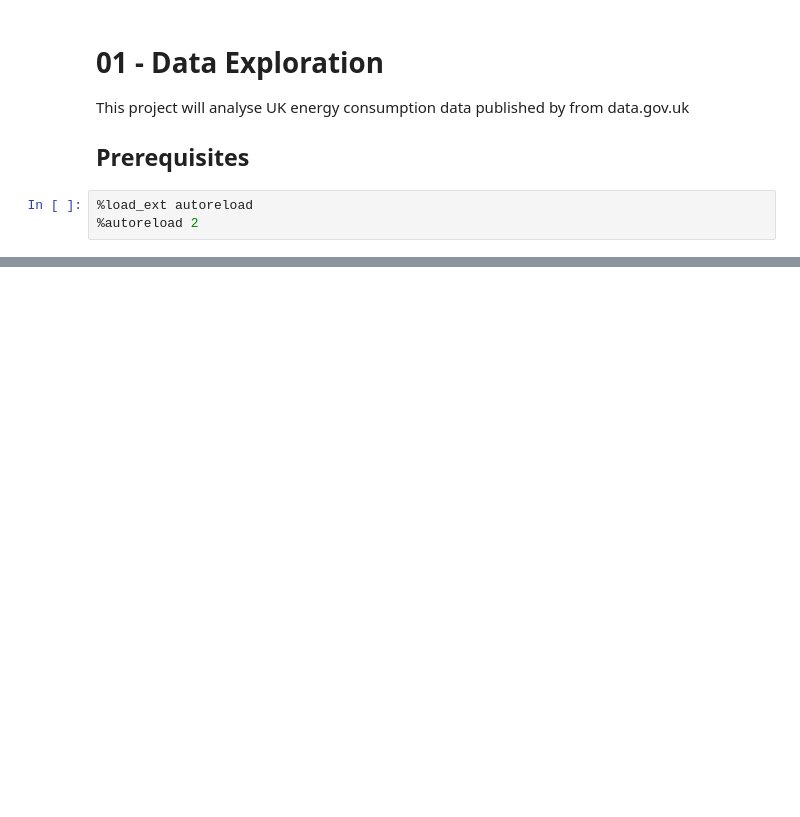
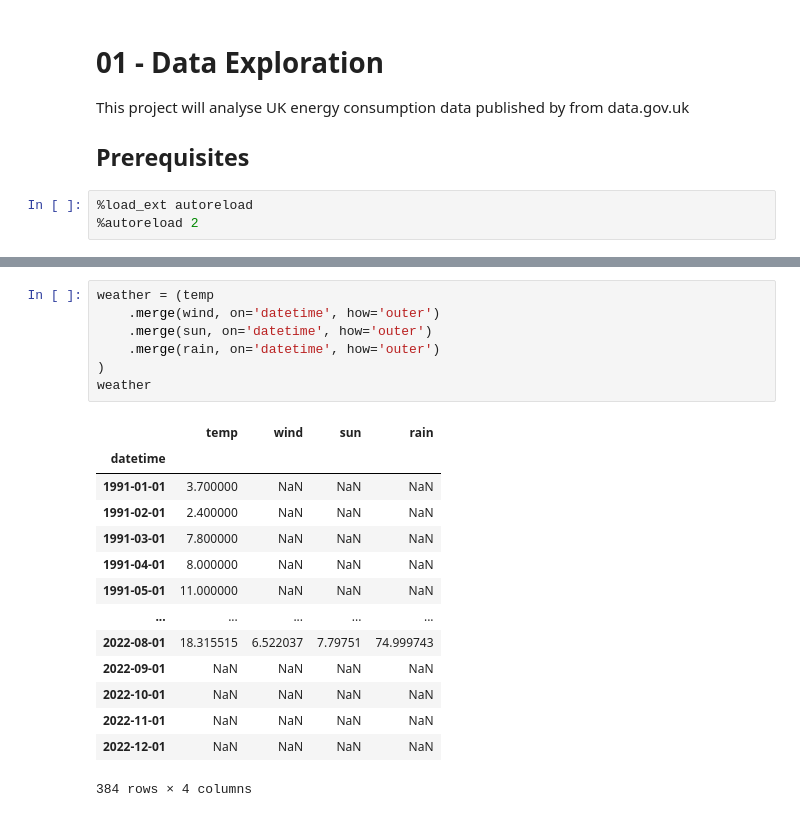
Before and after one commit to adin786/energy_forecast, a Jupyter notebook: notebooks/01-data-exploration.ipynb, the cells around one changed output, grey strips where cells are left out. Drawn from its saved outputs; the diff is of its cells as text; blank space fills up the shorter version.

```diff
--- a/notebooks/01-data-exploration.ipynb
+++ b/notebooks/01-data-exploration.ipynb
@@ -67,0 +247,22 @@ list(sheets.keys())
+# %%
+weather = (temp
+    .merge(wind, on='datetime', how='outer')
+    .merge(sun, on='datetime', how='outer')
+    .merge(rain, on='datetime', how='outer')
+)
+weather
+# %% [output]
+|  | temp | wind | sun | rain |
+| datetime |  |  |  |  |
+| 1991-01-01 | 3.700000 | NaN | NaN | NaN |
+| 1991-02-01 | 2.400000 | NaN | NaN | NaN |
+| 1991-03-01 | 7.800000 | NaN | NaN | NaN |
+| 1991-04-01 | 8.000000 | NaN | NaN | NaN |
+| 1991-05-01 | 11.000000 | NaN | NaN | NaN |
+| ... | ... | ... | ... | ... |
+| 2022-08-01 | 18.315515 | 6.522037 | 7.79751 | 74.999743 |
+| 2022-09-01 | NaN | NaN | NaN | NaN |
+| 2022-10-01 | NaN | NaN | NaN | NaN |
+| 2022-11-01 | NaN | NaN | NaN | NaN |
+| 2022-12-01 | NaN | NaN | NaN | NaN |
+384 rows × 4 columns
```
Also changed, not shown: parts of 16 cells of this notebook, 5 other files.
